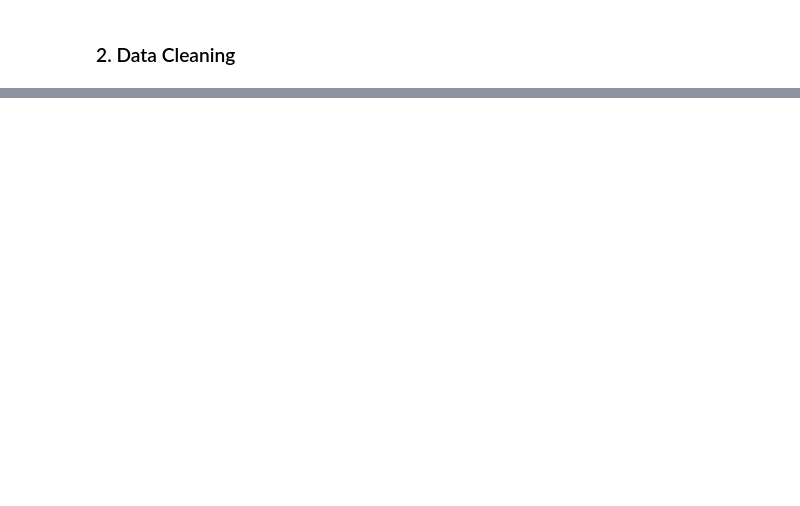
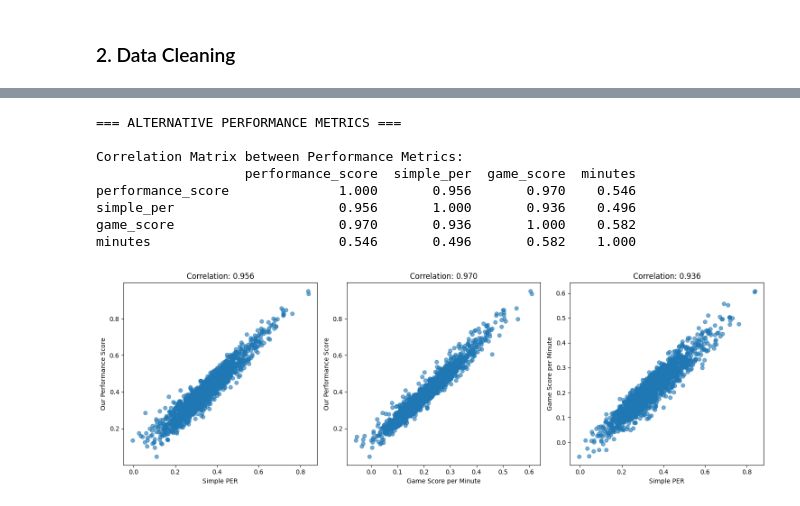
Before and after one commit to FranciscoAlves124/AC, a Jupyter notebook: eda.ipynb, the cells around one changed output, grey strips where cells are left out. Saved outputs shown, nothing was run; the diff lists cells and outputs as text; code cells hidden in the pictures; blank space fills up the shorter version.

```diff
--- a/eda.ipynb
+++ b/eda.ipynb
@@ -176,0 +767,58 @@ Rookies: {'zellosh01w', 'wisdoli01w', 'boddiwh01w', 'jekaban01w', 'parisco01w',
+# %%
+# Alternative Performance Metrics for Comparison
+print("=== ALTERNATIVE PERFORMANCE METRICS ===\n")
+
+# Simple PER-like metric (Player Efficiency Rating simplified)
+active_players['simple_per'] = (
+    active_players['points'] + active_players['rebounds'] + active_players['assists'] +
+    active_players['steals'] + active_players['blocks'] - active_players['turnovers'] -
+    (active_players['fgAttempted'] - active_players['fgMade']) -
+    (active_players['ftAttempted'] - active_players['ftMade'])
+) / active_players['minutes']
+
+# Game Score (another basketball metric)
+active_players['game_score'] = (
+    active_players['points'] + 0.4 * active_players['fgMade'] - 0.7 * active_players['fgAttempted'] -
+    0.4 * (active_players['ftAttempted'] - active_players['ftMade']) + 0.7 * active_players['oRebounds'] +
+    0.3 * active_players['dRebounds'] + active_players['steals'] + 0.7 * active_players['assists'] +
+    0.7 * active_players['blocks'] - 0.4 * active_players['PF'] - active_players['turnovers']
+) / active_players['minutes']
+
+# Compare correlations between different metrics
+correlation_matrix = active_players[['performance_score', 'simple_per', 'game_score', 'minutes']].corr()
+print("Correlation Matrix between Performance Metrics:")
+print(correlation_matrix.round(3))
+
+# Visualize correlation
+plt.figure(figsize=(15, 5))
+
+plt.subplot(1, 3, 1)
+plt.scatter(active_players['simple_per'], active_players['performance_score'], alpha=0.6)
+plt.xlabel('Simple PER')
+plt.ylabel('Our Performance Score')
+plt.title(f'Correlation: {active_players["simple_per"].corr(active_players["performance_score"]):.3f}')
+
+plt.subplot(1, 3, 2)
+plt.scatter(active_players['game_score'], active_players['performance_score'], alpha=0.6)
+plt.xlabel('Game Score per Minute')
+plt.ylabel('Our Performance Score')
+plt.title(f'Correlation: {active_players["game_score"].corr(active_players["performance_score"]):.3f}')
+
+plt.subplot(1, 3, 3)
+plt.scatter(active_players['simple_per'], active_players['game_score'], alpha=0.6)
+plt.xlabel('Simple PER')
+plt.ylabel('Game Score per Minute')
+plt.title(f'Correlation: {active_players["simple_per"].corr(active_players["game_score"]):.3f}')
+
+plt.tight_layout()
+plt.show()
+# %% [output]
+=== ALTERNATIVE PERFORMANCE METRICS ===
+
+Correlation Matrix between Performance Metrics:
+                   performance_score  simple_per  game_score  minutes
+performance_score              1.000       0.956       0.970    0.546
+simple_per                     0.956       1.000       0.936    0.496
+game_score                     0.970       0.936       1.000    0.582
+minutes                        0.546       0.496       0.582    1.000
+[figure, added]
```
Also changed, not shown: parts of 18 cells of this notebook.
